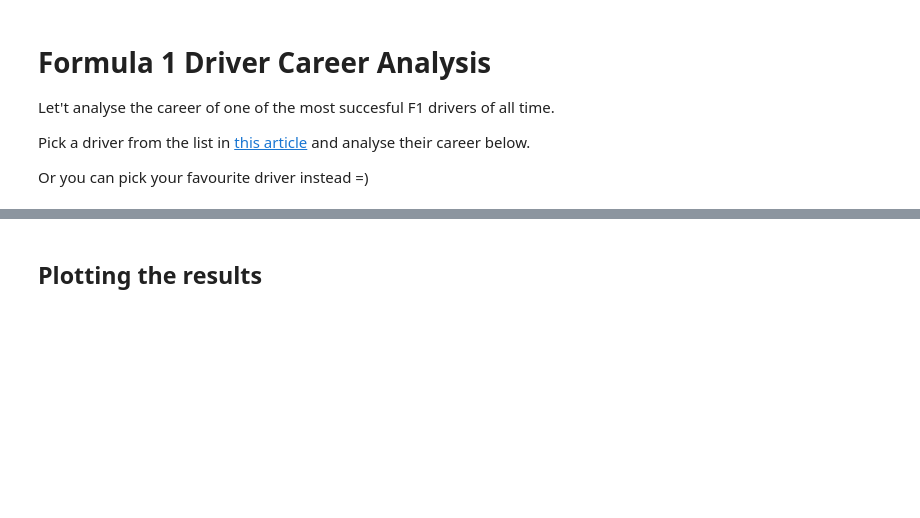
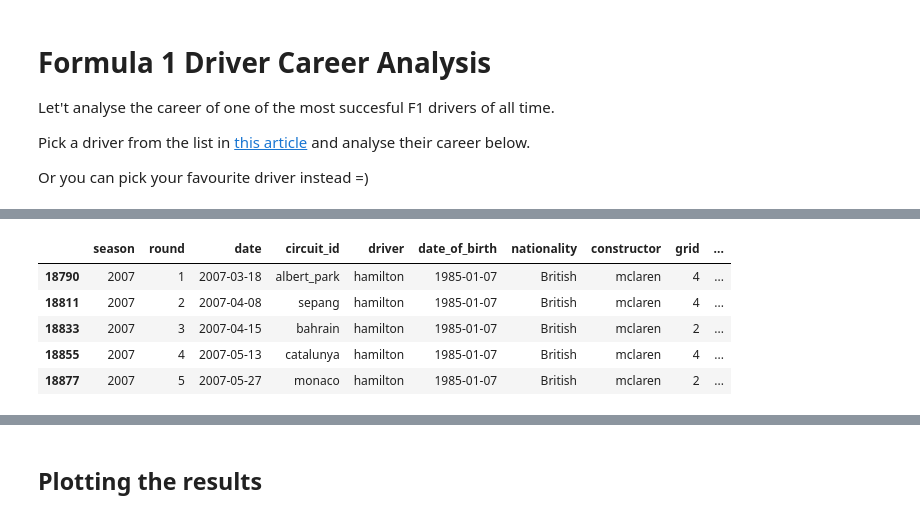
Before and after one commit to GeorgeVargas96/bootcampGeorge, a Jupyter notebook: 2022/python_workshop/notebooks/08_pandas.ipynb, the cells around one changed output, grey strips where cells are left out. Drawn from its saved outputs; the diff is of its cells as text; code cells hidden in the pictures; blank space fills up the shorter version.

```diff
--- a/2022/python_workshop/notebooks/08_pandas.ipynb
+++ b/2022/python_workshop/notebooks/08_pandas.ipynb
@@ -905,15 +1051,41 @@ print(f"{driver} has won {races_won} races")
 # %%
 # create a dataframe that contains the follwing information:
 #
 # driver
 # nationality
 # season
 # circuit_id
 # race_started (Boolean)
 # race_finished (Boolean)
 # race_won (Boolean)
 # constructor
 
-f1_career = ...
+# f1_career = {
+#     "driver" : [],
+#     "nationality" : [],
+#     "season": [],
+#     "circuit_id" : [],
+#     "race_started" : [],
+#     "races_finished": [],
+#     "race_won": [],
+#     "constructor": []
+# }
+
+
+f1_results=f1_results.query("driver=='hamilton'")
+f1_results['race_finished']=f1_results['status']=='Finished'
+f1_results['race_won']=f1_results['podium']==1
+f1_results['race_started']=~f1_results['status'].isin(["Din not qualify","Did not prequalify","Not clasified"])
+
+f1_career=f1_results
+
+
 
 f1_career.head()
+# %% [output]
+|  | season | round | date | circuit_id | driver | date_of_birth | nationality | constructor | grid | ... |
+| 18790 | 2007 | 1 | 2007-03-18 | albert_park | hamilton | 1985-01-07 | British | mclaren | 4 | ... |
+| 18811 | 2007 | 2 | 2007-04-08 | sepang | hamilton | 1985-01-07 | British | mclaren | 4 | ... |
+| 18833 | 2007 | 3 | 2007-04-15 | bahrain | hamilton | 1985-01-07 | British | mclaren | 2 | ... |
+| 18855 | 2007 | 4 | 2007-05-13 | catalunya | hamilton | 1985-01-07 | British | mclaren | 4 | ... |
+| 18877 | 2007 | 5 | 2007-05-27 | monaco | hamilton | 1985-01-07 | British | mclaren | 2 | ... |
```
Also changed, not shown: parts of 26 cells of this notebook.
